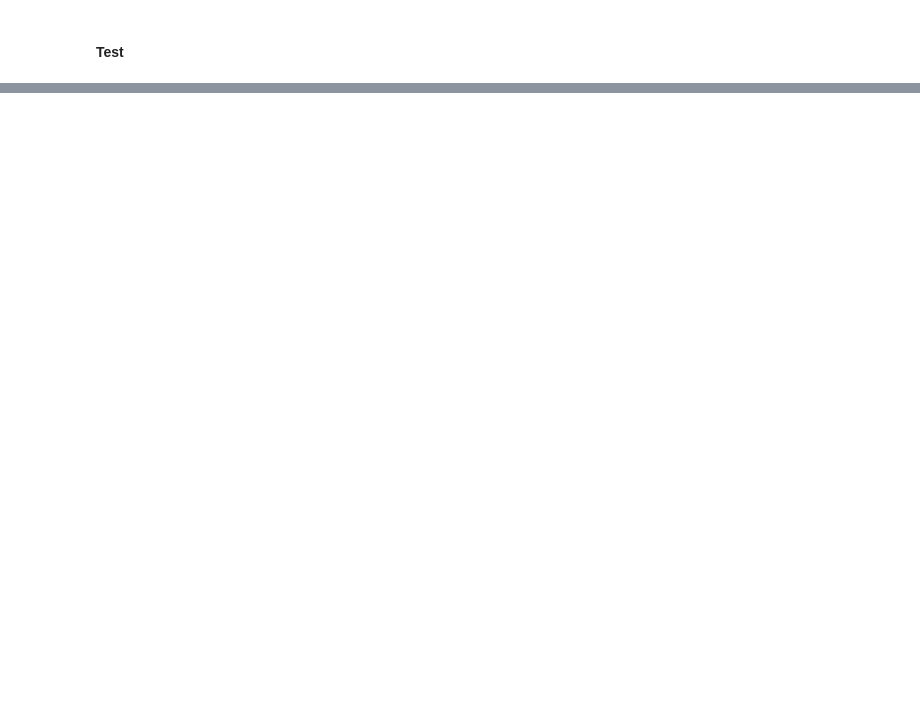
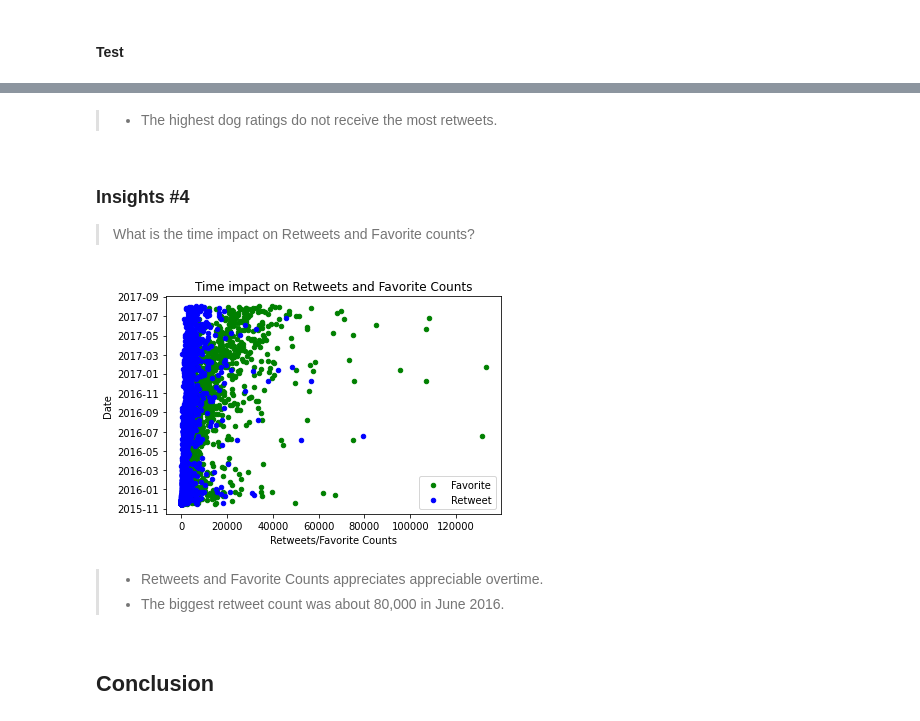
Before and after one commit to johnkdunyo/ALX-Udacity_Data-Analysis, a Jupyter notebook: Project 2/wrangle_act.ipynb, the cells around one changed output, grey strips where cells are left out. Saved outputs shown, nothing was run; the diff lists cells and outputs as text; code cells hidden in the pictures; blank space fills up the shorter version.

```diff
--- a/Project 2/wrangle_act.ipynb
+++ b/Project 2/wrangle_act.ipynb
@@ -337,0 +801,26 @@ In this section, analyze and visualize your wrangled data. You must produce at l
+# %% [markdown]
+> - The highest dog ratings do not receive the most retweets.
+# %% [markdown]
+### Insights #4
+>What is the time impact on Retweets and Favorite counts?
+# %%
+favorites = twitter_df.plot(kind='scatter', y='timestamp', x='favorite_count', color='green')
+retweets = twitter_df.plot(kind='scatter', y='timestamp', x='retweet_count', color='blue', ax=favorites)
+
+
+plt.xlabel('Retweets/Favorite Counts')
+plt.ylabel('Date')
+plt.title('Time impact on Retweets and Favorite Counts')
+
+plt.legend(["Favorite", "Retweet"]);
+
+
+plt.savefig('Fig4_Time_impact_retweets&fav_counts.png', bbox_inches='tight');
+# %% [output]
+[figure, added]
+# %% [markdown]
+> - Retweets and Favorite Counts appreciates appreciable overtime.
+> - The biggest retweet count was about 80,000 in June 2016.
+# %% [markdown]
+<a id='conclusions'></a>
+## Conclusion
```
Also changed, not shown: parts of 111 cells of this notebook, 7 other files.
